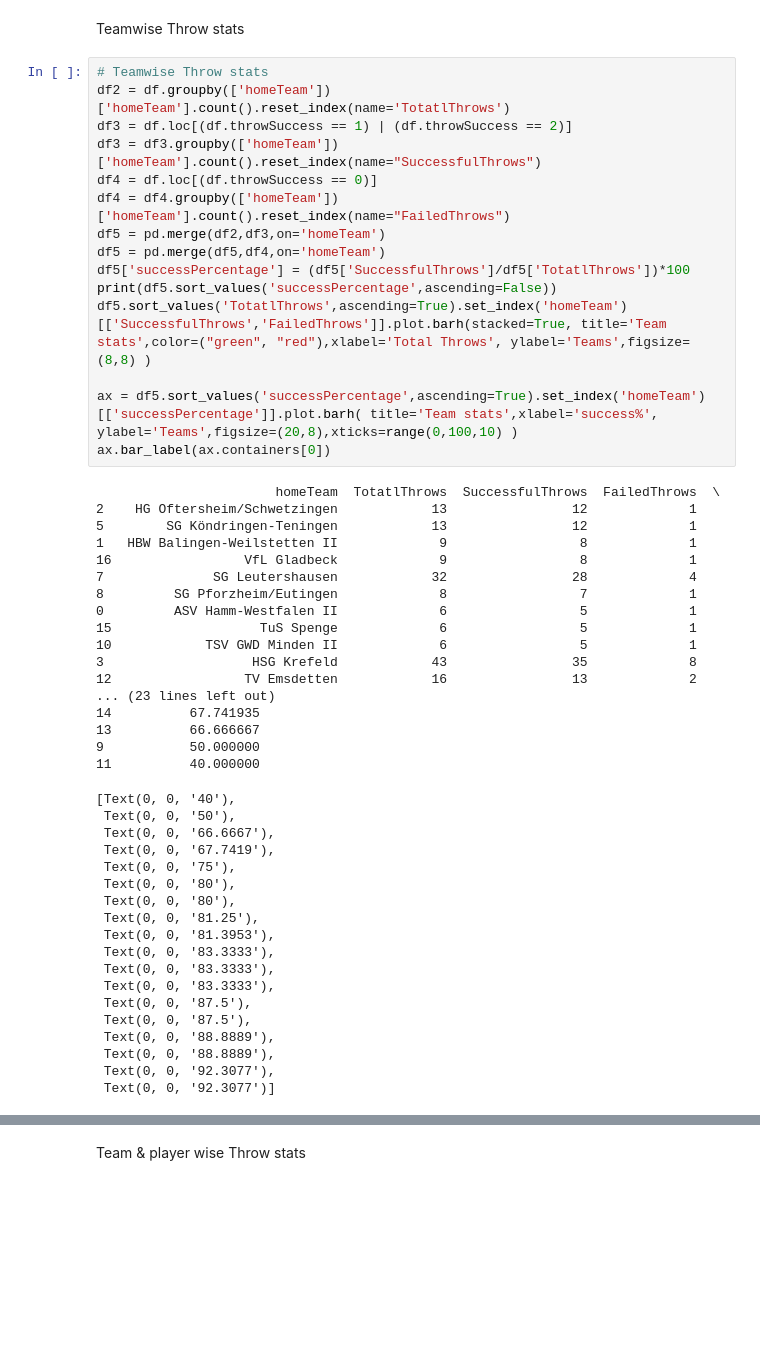
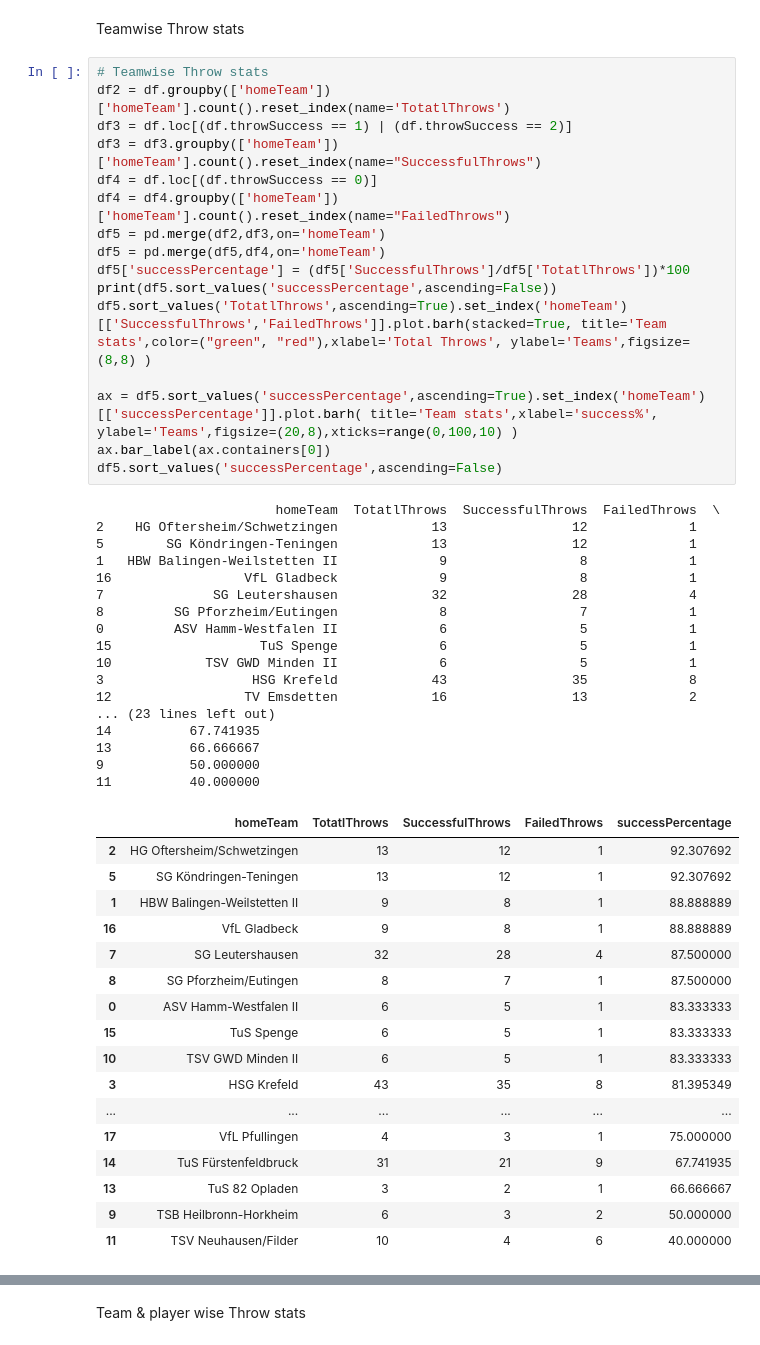
Before and after one commit to nayansavaliya/handball-data-science, a Jupyter notebook: src/league3v4.ipynb, the cells around one changed output, grey strips where cells are left out. Drawn from its saved outputs; the diff is of its cells as text; blank space fills up the shorter version.

```diff
--- a/src/league3v4.ipynb
+++ b/src/league3v4.ipynb
@@ -105,51 +105,51 @@ df2 = df.groupby(['homeTeam'])['homeTeam'].count().reset_index(name='TotatlThrow
 df3 = df.loc[(df.throwSuccess == 1) | (df.throwSuccess == 2)]
 df3 = df3.groupby(['homeTeam'])['homeTeam'].count().reset_index(name="SuccessfulThrows")
 df4 = df.loc[(df.throwSuccess == 0)]
 df4 = df4.groupby(['homeTeam'])['homeTeam'].count().reset_index(name="FailedThrows")
 df5 = pd.merge(df2,df3,on='homeTeam')
 df5 = pd.merge(df5,df4,on='homeTeam')
 df5['successPercentage'] = (df5['SuccessfulThrows']/df5['TotatlThrows'])*100
 print(df5.sort_values('successPercentage',ascending=False))
 df5.sort_values('TotatlThrows',ascending=True).set_index('homeTeam')[['SuccessfulThrows','FailedThrows']].plot.barh(stacked=True, title='Team stats',color=("green", "red"),xlabel='Total Throws', ylabel='Teams',figsize=(8,8) )
 
 ax = df5.sort_values('successPercentage',ascending=True).set_index('homeTeam')[['successPercentage']].plot.barh( title='Team stats',xlabel='success%', ylabel='Teams',figsize=(20,8),xticks=range(0,100,10) )
 ax.bar_label(ax.containers[0])
+df5.sort_values('successPercentage',ascending=False)
 # %% [output]
                        homeTeam  TotatlThrows  SuccessfulThrows  FailedThrows  \
 2    HG Oftersheim/Schwetzingen            13                12             1
 5        SG Köndringen-Teningen            13                12             1
 1   HBW Balingen-Weilstetten II             9                 8             1
 16                 VfL Gladbeck             9                 8             1
 7              SG Leutershausen            32                28             4
 8         SG Pforzheim/Eutingen             8                 7             1
 0         ASV Hamm-Westfalen II             6                 5             1
 15                   TuS Spenge             6                 5             1
 10            TSV GWD Minden II             6                 5             1
 3                   HSG Krefeld            43                35             8
 12                 TV Emsdetten            16                13             2
 ... (23 lines left out)
 14          67.741935
 13          66.666667
 9           50.000000
 11          40.000000
-[Text(0, 0, '40'),
- Text(0, 0, '50'),
- Text(0, 0, '66.6667'),
- Text(0, 0, '67.7419'),
- Text(0, 0, '75'),
- Text(0, 0, '80'),
- Text(0, 0, '80'),
- Text(0, 0, '81.25'),
- Text(0, 0, '81.3953'),
- Text(0, 0, '83.3333'),
- Text(0, 0, '83.3333'),
- Text(0, 0, '83.3333'),
- Text(0, 0, '87.5'),
- Text(0, 0, '87.5'),
- Text(0, 0, '88.8889'),
- Text(0, 0, '88.8889'),
- Text(0, 0, '92.3077'),
- Text(0, 0, '92.3077')]
+|  | homeTeam | TotatlThrows | SuccessfulThrows | FailedThrows | successPercentage |
+| 2 | HG Oftersheim/Schwetzingen | 13 | 12 | 1 | 92.307692 |
+| 5 | SG Köndringen-Teningen | 13 | 12 | 1 | 92.307692 |
+| 1 | HBW Balingen-Weilstetten II | 9 | 8 | 1 | 88.888889 |
+| 16 | VfL Gladbeck | 9 | 8 | 1 | 88.888889 |
+| 7 | SG Leutershausen | 32 | 28 | 4 | 87.500000 |
+| 8 | SG Pforzheim/Eutingen | 8 | 7 | 1 | 87.500000 |
+| 0 | ASV Hamm-Westfalen II | 6 | 5 | 1 | 83.333333 |
+| 15 | TuS Spenge | 6 | 5 | 1 | 83.333333 |
+| 10 | TSV GWD Minden II | 6 | 5 | 1 | 83.333333 |
+| 3 | HSG Krefeld | 43 | 35 | 8 | 81.395349 |
+| ... | ... | ... | ... | ... | ... |
+| 17 | VfL Pfullingen | 4 | 3 | 1 | 75.000000 |
+| 14 | TuS Fürstenfeldbruck | 31 | 21 | 9 | 67.741935 |
+| 13 | TuS 82 Opladen | 3 | 2 | 1 | 66.666667 |
+| 9 | TSB Heilbronn-Horkheim | 6 | 3 | 2 | 50.000000 |
+| 11 | TSV Neuhausen/Filder | 10 | 4 | 6 | 40.000000 |
 [figure]
 [figure]
 # %% [markdown]
```
Also changed, not shown: parts of 2 cells of this notebook, 1 other file.
